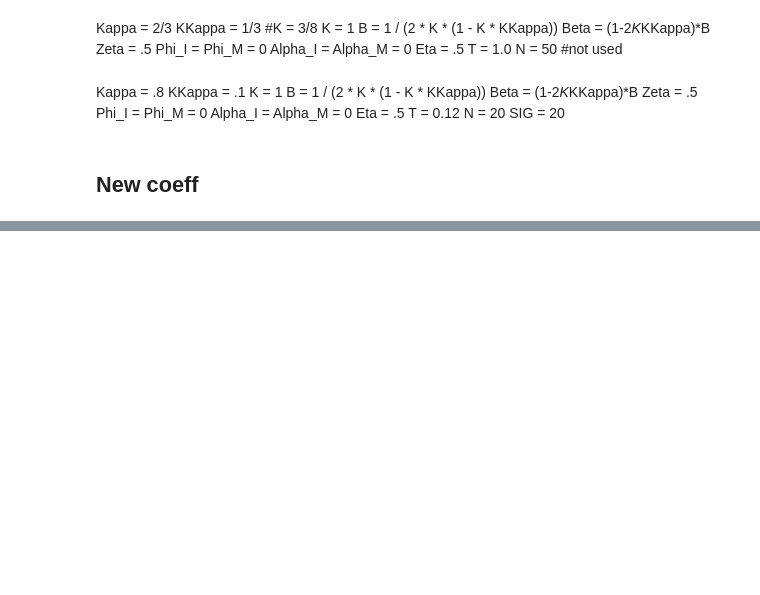
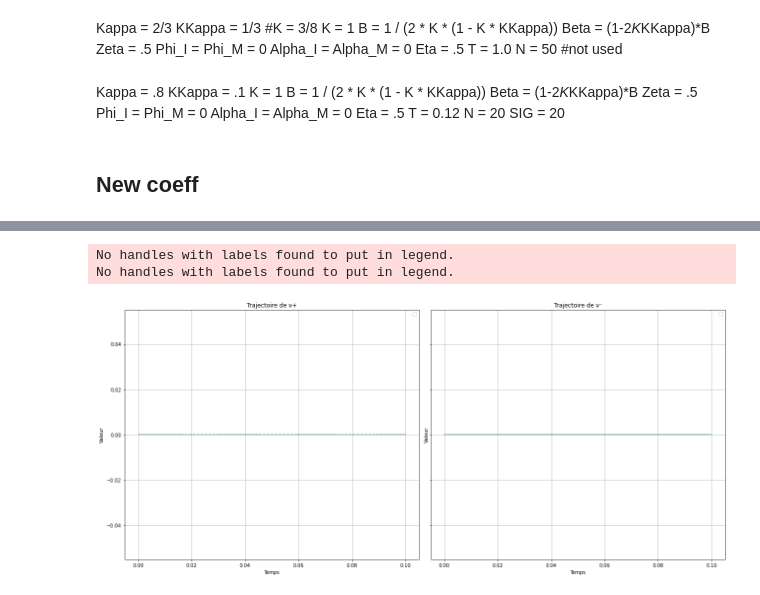
Before and after one commit to AdrienMathieu-eng/Nash-Equilibrium-, a Jupyter notebook: FBSDE_system.ipynb, the cells around one changed output, grey strips where cells are left out. Saved outputs shown, nothing was run; the diff lists cells and outputs as text; code cells hidden in the pictures; blank space fills up the shorter version.

```diff
--- a/FBSDE_system.ipynb
+++ b/FBSDE_system.ipynb
@@ -419,0 +541,5 @@ No handles with labels found to put in legend.
+# %%
+def compute_loss(Y_I_T,Y_M_T,Q_I_T,Q_M_T,alpha_I=Alpha_I,alpha_M=Alpha_M):
+    target_I = -2*alpha_I*Q_I_T
+    target_M = - 2*alpha_M*Q_M_T
+    return torch.mean((Y_I_T - target_I) ** 2 + (Y_M_T - target_M)**2)
@@ -419,0 +749,68 @@ No handles with labels found to put in legend.
+# %%
+import matplotlib.pyplot as plt
+import numpy as np
+
+# Fonction pour afficher les courbes après l'entraînement
+
+def plot_trajectory(Q_I, Q_M, Y_I, Y_M, alpha, Z_plus, Z_minus, T, N, batch_indices=[0, 1, 2, 3, 4]):
+    # Création d'un vecteur de temps
+    time_grid = [i * T / N for i in range(N+1)]
+
+    fig, axes = plt.subplots(1, 2, figsize=(18, 8), sharex=True, sharey=True)
+
+    for batch_idx in batch_indices:
+        # Récupération des valeurs pour chaque élément du batch
+        Q_I_vals = [Q_I[t][batch_idx].item() for t in range(N+1)]
+        Q_M_vals = [Q_M[t][batch_idx].item() for t in range(N+1)]
+        Y_I_vals = [Y_I[t][batch_idx].item() for t in range(N+1)]
+        Y_M_vals = [Y_M[t][batch_idx].item() for t in range(N+1)]
+        alpha_vals = [alpha[t][batch_idx].item() for t in range(N+1)]
+        Z_plus_vals = [Z_plus[t][batch_idx].item() for t in range(N+1)]
+        Z_minus_vals = [Z_minus[t][batch_idx].item() for t in range(N+1)]
+
+        # Calcul de c et tilde_c pour chaque point temporel
+        c = []
+        tilde_c = []
+        nu_plus = []
+        nu_minus = []
+        for t in range(N+1):
+            c_t = -B*(1-2*K*KKappa)*(Zeta+Z_plus_vals[t]) + Y_I_vals[t] - B*K*Y_M_vals[t]
+            tilde_c_t = -B*(1-2*K*KKappa)*(Zeta+Z_minus_vals[t]) - Y_I_vals[t] + B*K*Y_M_vals[t]
+            c.append(c_t)
+            tilde_c.append(tilde_c_t)
+            nu_plus.append((c_t/(2*Kappa))/(B/(2*Kappa)+1) if c_t > 0 else 0)
+            nu_minus.append((tilde_c_t/(2*Kappa))/(B/(2*Kappa)+1) if tilde_c_t > 0 else 0)
+
+        # Traçage des trajectoires pour ce batch
+        axes[0].plot(time_grid, nu_plus, '--', alpha=0.6)
+        axes[1].plot(time_grid, nu_minus, alpha=0.6)
+
+    # Ajustement des graphes
+    axes[0].set_title("Trajectoire de ν+")
+    axes[1].set_title("Trajectoire de ν⁻")
+    for ax in axes:
+        ax.set_xlabel("Temps")
+        ax.set_ylabel("Valeur")
+        ax.grid(True)
+        ax.legend()
+
+    plt.tight_layout()
+    plt.show()
+
+
+def plot_after_training(batch_size=100):
+    # Récupérer les trajectoires simulées après l'entraînement
+    Q_I, Q_M, Y_I, Y_M, _, _, _, _, _, _, _, _, alpha, Z_plus, Z_minus = simulate_trajectory(
+        Q0_I.expand(batch_size, -1), Q0_M.expand(batch_size, -1),
+        Y0_I.expand(batch_size, -1), Y0_M.expand(batch_size, -1),
+        Z_nets, b_QI, b_QM, b_YI, b_YM, T, N, dW_S, dW_A, dW_ZP, dW_ZM
+    )
+    # Affichage des courbes pour tous les éléments du batch
+    plot_trajectory(Q_I, Q_M, Y_I, Y_M, alpha, Z_plus, Z_minus, T, N, batch_indices=range(batch_size))
+
+# Appeler la fonction pour afficher les courbes après l'entraînement
+plot_after_training(batch_size=100)
+# %% [output]
+No handles with labels found to put in legend.
+No handles with labels found to put in legend.
+[figure, added]
```
Also changed, not shown: parts of 21 cells of this notebook.
